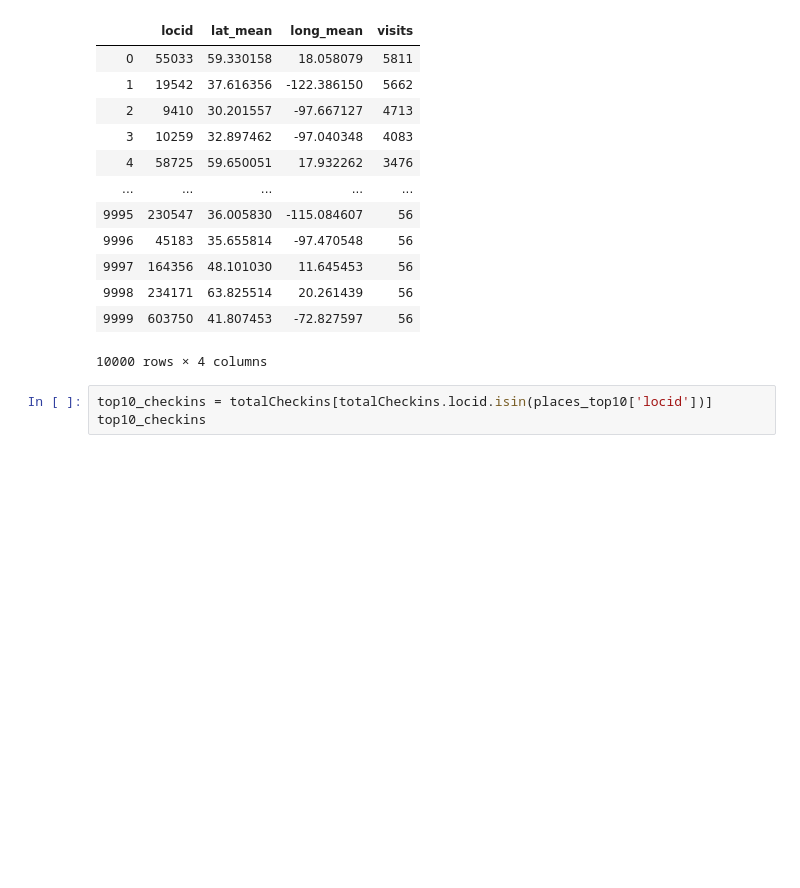
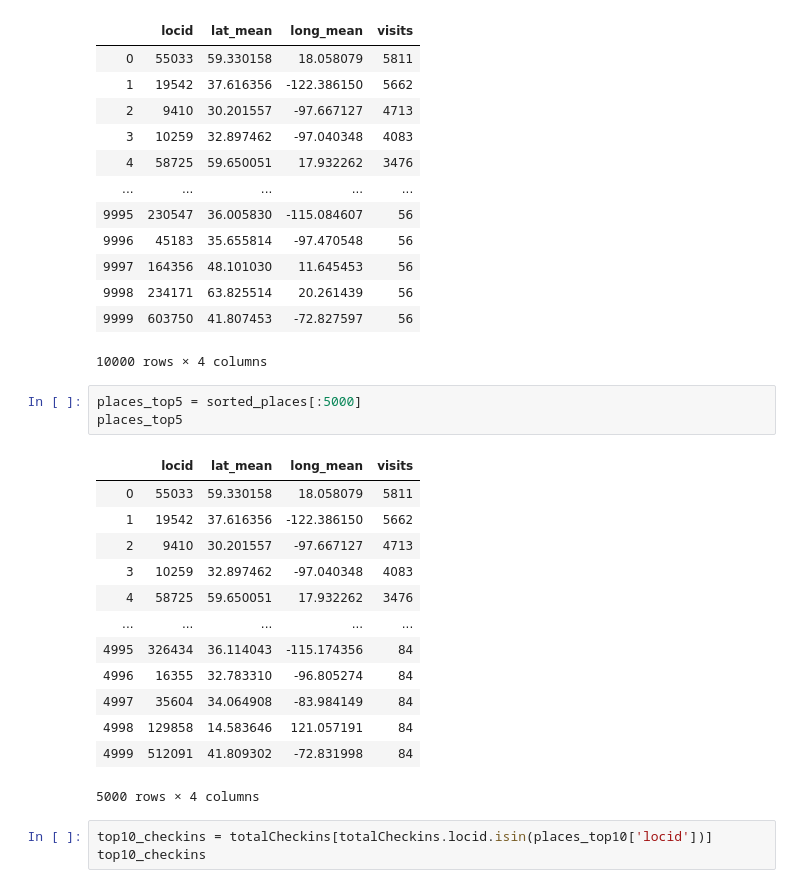
Before and after one commit to BetoBob/csc_481, a Jupyter notebook: project/CSC481_Project.ipynb, the cells around one changed output. Saved outputs shown, nothing was run; the diff lists cells and outputs as text; blank space fills up the shorter version.

Commit message:
added some time location dataframes

```diff
--- a/project/CSC481_Project.ipynb
+++ b/project/CSC481_Project.ipynb
@@ -312,6 +330,23 @@ places_top10
 | 9998 | 234171 | 63.825514 | 20.261439 | 56 |
 | 9999 | 603750 | 41.807453 | -72.827597 | 56 |
 10000 rows × 4 columns
+# %%
+places_top5 = sorted_places[:5000]
+places_top5
+# %% [output]
+|  | locid | lat_mean | long_mean | visits |
+| 0 | 55033 | 59.330158 | 18.058079 | 5811 |
+| 1 | 19542 | 37.616356 | -122.386150 | 5662 |
+| 2 | 9410 | 30.201557 | -97.667127 | 4713 |
+| 3 | 10259 | 32.897462 | -97.040348 | 4083 |
+| 4 | 58725 | 59.650051 | 17.932262 | 3476 |
+| ... | ... | ... | ... | ... |
+| 4995 | 326434 | 36.114043 | -115.174356 | 84 |
+| 4996 | 16355 | 32.783310 | -96.805274 | 84 |
+| 4997 | 35604 | 34.064908 | -83.984149 | 84 |
+| 4998 | 129858 | 14.583646 | 121.057191 | 84 |
+| 4999 | 512091 | 41.809302 | -72.831998 | 84 |
+5000 rows × 4 columns
 # %%
 top10_checkins = totalCheckins[totalCheckins.locid.isin(places_top10['locid'])]
 top10_checkins
```
Also changed, not shown: parts of 7 cells of this notebook.
